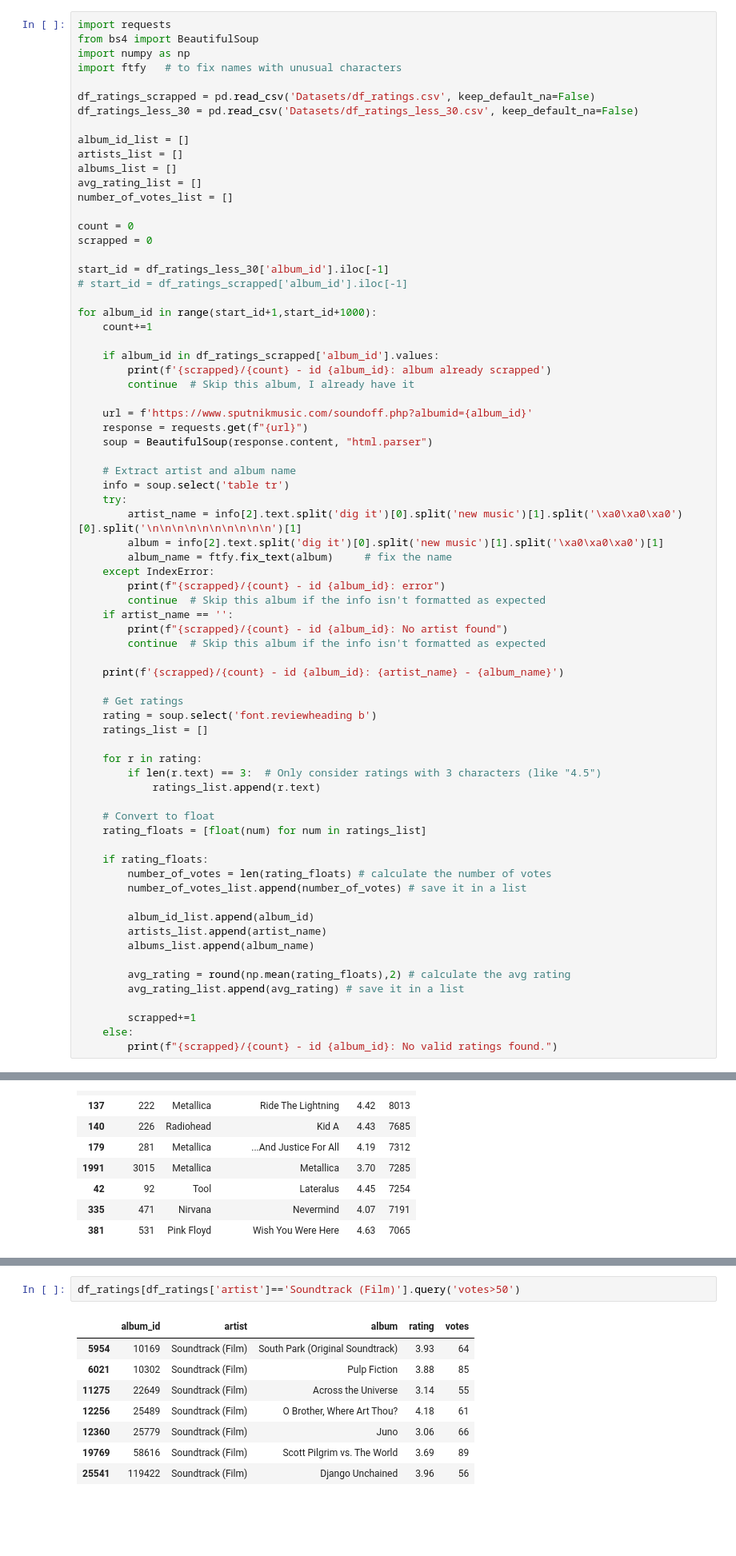
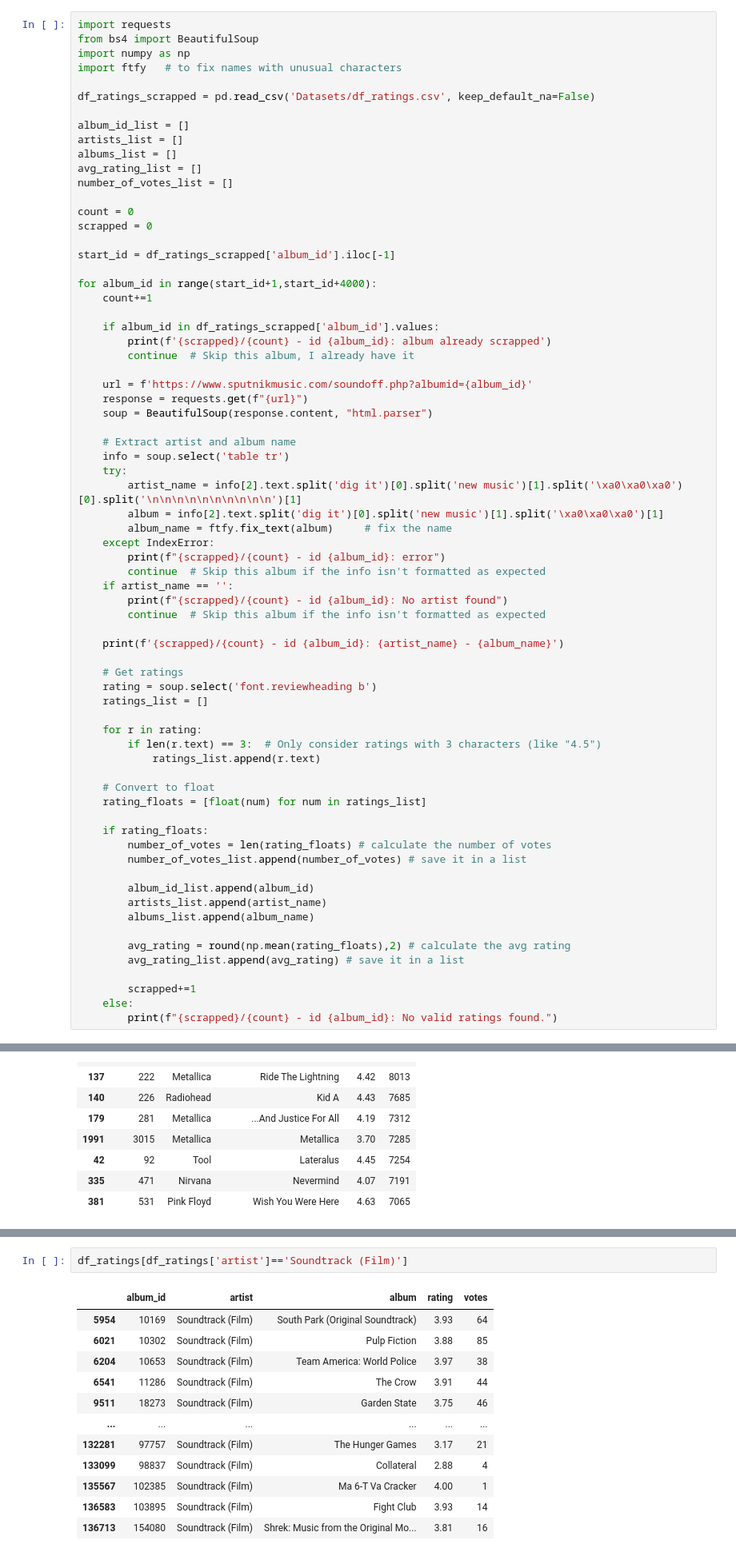
Before and after one commit to arnauog/what_the_rock, a Jupyter notebook: Ratings_SputnikMusic.ipynb, the cells around one changed output, grey strips where cells are left out. Shown at 80% size. Cells and saved outputs as stored; diff of their text form; blank space fills up the shorter version.

```diff
--- a/Ratings_SputnikMusic.ipynb
+++ b/Ratings_SputnikMusic.ipynb
@@ -29,7 +24,6 @@ import numpy as np
 import ftfy   # to fix names with unusual characters
 
 df_ratings_scrapped = pd.read_csv('Datasets/df_ratings.csv', keep_default_na=False)
-df_ratings_less_30 = pd.read_csv('Datasets/df_ratings_less_30.csv', keep_default_na=False)
 
 album_id_list = []
 artists_list = []
@@ -40,10 +34,9 @@ number_of_votes_list = []
 count = 0
 scrapped = 0
 
-start_id = df_ratings_less_30['album_id'].iloc[-1]
-# start_id = df_ratings_scrapped['album_id'].iloc[-1]
+start_id = df_ratings_scrapped['album_id'].iloc[-1]
 
-for album_id in range(start_id+1,start_id+1000):
+for album_id in range(start_id+1,start_id+4000):
     count+=1
 
     if album_id in df_ratings_scrapped['album_id'].values:
@@ -328,11 +325,15 @@ df_ratings[df_ratings['artist']=='Various Artists']
 # %%
-df_ratings[df_ratings['artist']=='Soundtrack (Film)'].query('votes>50')
+df_ratings[df_ratings['artist']=='Soundtrack (Film)']
 # %% [output]
 |  | album_id | artist | album | rating | votes |
 | 5954 | 10169 | Soundtrack (Film) | South Park (Original Soundtrack) | 3.93 | 64 |
 | 6021 | 10302 | Soundtrack (Film) | Pulp Fiction | 3.88 | 85 |
-| 11275 | 22649 | Soundtrack (Film) | Across the Universe | 3.14 | 55 |
-| 12256 | 25489 | Soundtrack (Film) | O Brother, Where Art Thou? | 4.18 | 61 |
-| 12360 | 25779 | Soundtrack (Film) | Juno | 3.06 | 66 |
-| 19769 | 58616 | Soundtrack (Film) | Scott Pilgrim vs. The World | 3.69 | 89 |
-| 25541 | 119422 | Soundtrack (Film) | Django Unchained | 3.96 | 56 |
+| 6204 | 10653 | Soundtrack (Film) | Team America: World Police | 3.97 | 38 |
+| 6541 | 11286 | Soundtrack (Film) | The Crow | 3.91 | 44 |
+| 9511 | 18273 | Soundtrack (Film) | Garden State | 3.75 | 46 |
+| ... | ... | ... | ... | ... | ... |
+| 132281 | 97757 | Soundtrack (Film) | The Hunger Games | 3.17 | 21 |
+| 133099 | 98837 | Soundtrack (Film) | Collateral | 2.88 | 4 |
+| 135567 | 102385 | Soundtrack (Film) | Ma 6-T Va Cracker | 4.00 | 1 |
+| 136583 | 103895 | Soundtrack (Film) | Fight Club | 3.93 | 14 |
+| 136713 | 154080 | Soundtrack (Film) | Shrek: Music from the Original Mo... | 3.81 | 16 |
```
Also changed, not shown: parts of 31 cells of this notebook, 6 other files.
